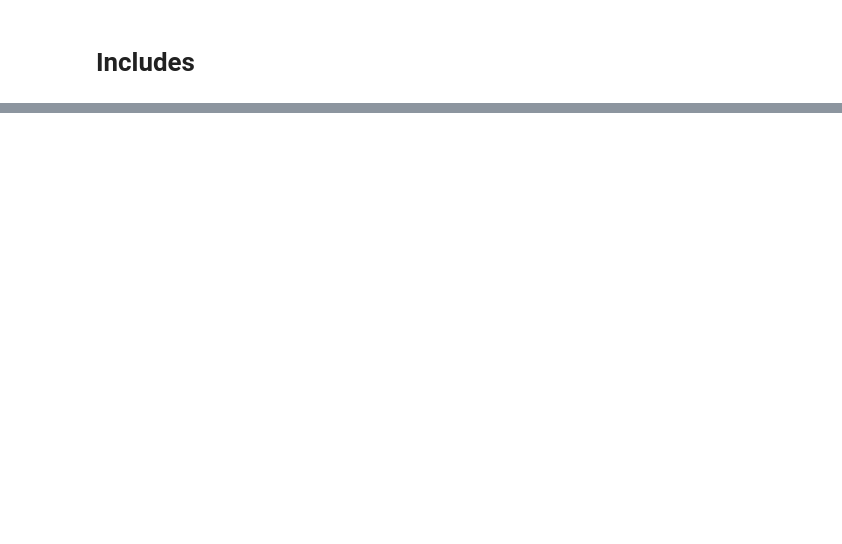
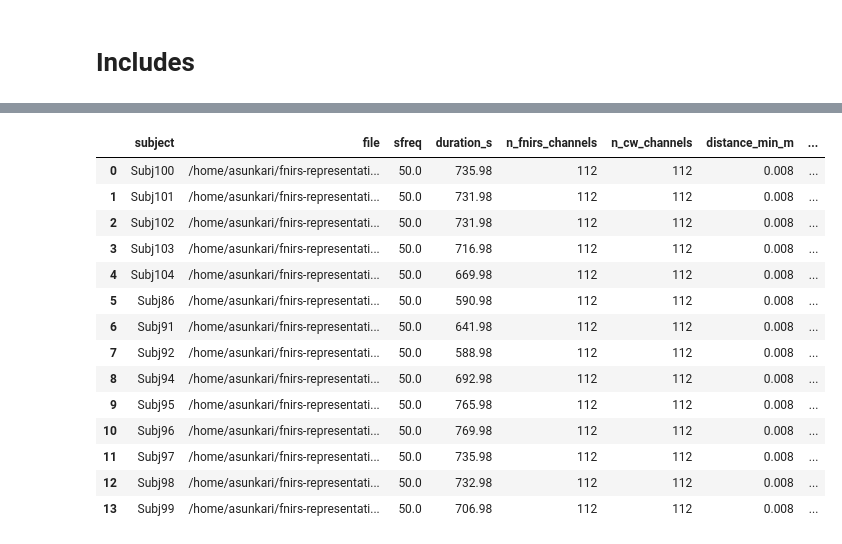
Before and after one commit to a-sunkari/fnirs-representation-learning, a Jupyter notebook: snirf_exploration.ipynb, the cells around one changed output, grey strips where cells are left out. Cells and saved outputs as stored; diff of their text form; code cells hidden in the pictures; blank space fills up the shorter version.

```diff
--- a/snirf_exploration.ipynb
+++ b/snirf_exploration.ipynb
@@ -45,7 +75,79 @@ created: /home/asunkari/fnirs-representation-learning/snirf_dataset_2/Subj91/res
 # %%
-raw_rest = mne.io.read_raw_snirf(subject_dir/"resting_clean.snirf", preload=True)
+subject_summary_rows = []
+pair_rows = []
 
-print(raw_rest.info["sfreq"])
-print(raw_rest.times[-1])
+for row in clean_files_df.itertuples(index=False):
+    subject = row.subject
+    clean_file = row.clean_file
+
+    raw_rest = mne.io.read_raw_snirf(clean_file, preload=False)
+
+    # pick all fNIRS channels, then keep only CW amplitude channels
+    picks_fnirs = mne.pick_types(raw_rest.info, fnirs=True)
+    channel_types = np.array(raw_rest.get_channel_types())
+    picks_cw = picks_fnirs[channel_types[picks_fnirs] == "fnirs_cw_amplitude"]
+
+    # distances and SS/LS masks
+    dists = source_detector_distances(raw_rest.info, picks=picks_cw)
+
+    ss_mask_all = short_channels(raw_rest.info, threshold=0.015)
+    ss_mask = ss_mask_all[picks_cw]
+
+    ls_mask = dists >= 0.025
+
+    # channel-level names
+    cw_names = np.array(raw_rest.ch_names)[picks_cw]
+    pair_names = np.array([name.split(" ")[0] for name in cw_names])
+
+    # pair-level table for this subject
+    pair_table = pd.DataFrame({
+        "subject": subject,
+        "channel_name": cw_names,
+        "pair_name": pair_names,
+        "distance_m": dists,
+        "is_ss": ss_mask,
+        "is_ls": ls_mask,
+    })
+
+    pair_summary = (
+        pair_table.groupby(["subject", "pair_name"], as_index=False)
+        .agg(
+            distance_m=("distance_m", "first"),
+            is_ss=("is_ss", "first"),
+            is_ls=("is_ls", "first"),
+        )
+    )
+
+    pair_summary["group"] = np.select(
+        [pair_summary["is_ss"], pair_summary["is_ls"]],
+        ["SS", "LS"],
+        default="MID"
+    )
+
+    pair_rows.append(pair_summary)
+
+    group_counts = pair_summary["group"].value_counts()
+
+    subject_summary_rows.append({
+        "subject": subject,
+        "file": str(clean_file),
+        "sfreq": raw_rest.info["sfreq"],
+        "duration_s": raw_rest.times[-1],
+        "n_fnirs_channels": len(picks_fnirs),
+        "n_cw_channels": len(picks_cw),
+        "distance_min_m": float(dists.min()),
+        "distance_max_m": float(dists.max()),
+        "n_ss_channels": int(ss_mask.sum()),
+        "n_ls_channels": int(ls_mask.sum()),
+        "n_pairs_total": len(pair_summary),
+        "n_pairs_ss": int(group_counts.get("SS", 0)),
+        "n_pairs_ls": int(group_counts.get("LS", 0)),
+        "n_pairs_mid": int(group_counts.get("MID", 0)),
+    })
+
+subject_summary_df = pd.DataFrame(subject_summary_rows)
+pair_summary_df = pd.concat(pair_rows, ignore_index=True)
+
+subject_summary_df
 # %% [output]
 Loading /home/asunkari/fnirs-representation-learning/snirf_dataset_2/Subj100/resting_clean.snirf
@@ -54,0 +167,15 @@ Reading 0 ... 36799  =      0.000 ...   735.980 secs...
+|  | subject | file | sfreq | duration_s | n_fnirs_channels | n_cw_channels | distance_min_m | ... |
+| 0 | Subj100 | /home/asunkari/fnirs-representati... | 50.0 | 735.98 | 112 | 112 | 0.008 | ... |
+| 1 | Subj101 | /home/asunkari/fnirs-representati... | 50.0 | 731.98 | 112 | 112 | 0.008 | ... |
+| 2 | Subj102 | /home/asunkari/fnirs-representati... | 50.0 | 731.98 | 112 | 112 | 0.008 | ... |
+| 3 | Subj103 | /home/asunkari/fnirs-representati... | 50.0 | 716.98 | 112 | 112 | 0.008 | ... |
+| 4 | Subj104 | /home/asunkari/fnirs-representati... | 50.0 | 669.98 | 112 | 112 | 0.008 | ... |
+| 5 | Subj86 | /home/asunkari/fnirs-representati... | 50.0 | 590.98 | 112 | 112 | 0.008 | ... |
+| 6 | Subj91 | /home/asunkari/fnirs-representati... | 50.0 | 641.98 | 112 | 112 | 0.008 | ... |
+| 7 | Subj92 | /home/asunkari/fnirs-representati... | 50.0 | 588.98 | 112 | 112 | 0.008 | ... |
+| 8 | Subj94 | /home/asunkari/fnirs-representati... | 50.0 | 692.98 | 112 | 112 | 0.008 | ... |
+| 9 | Subj95 | /home/asunkari/fnirs-representati... | 50.0 | 765.98 | 112 | 112 | 0.008 | ... |
+| 10 | Subj96 | /home/asunkari/fnirs-representati... | 50.0 | 769.98 | 112 | 112 | 0.008 | ... |
+| 11 | Subj97 | /home/asunkari/fnirs-representati... | 50.0 | 735.98 | 112 | 112 | 0.008 | ... |
+| 12 | Subj98 | /home/asunkari/fnirs-representati... | 50.0 | 732.98 | 112 | 112 | 0.008 | ... |
+| 13 | Subj99 | /home/asunkari/fnirs-representati... | 50.0 | 706.98 | 112 | 112 | 0.008 | ... |
```
Also changed, not shown: parts of 5 cells of this notebook, 1 other file.
